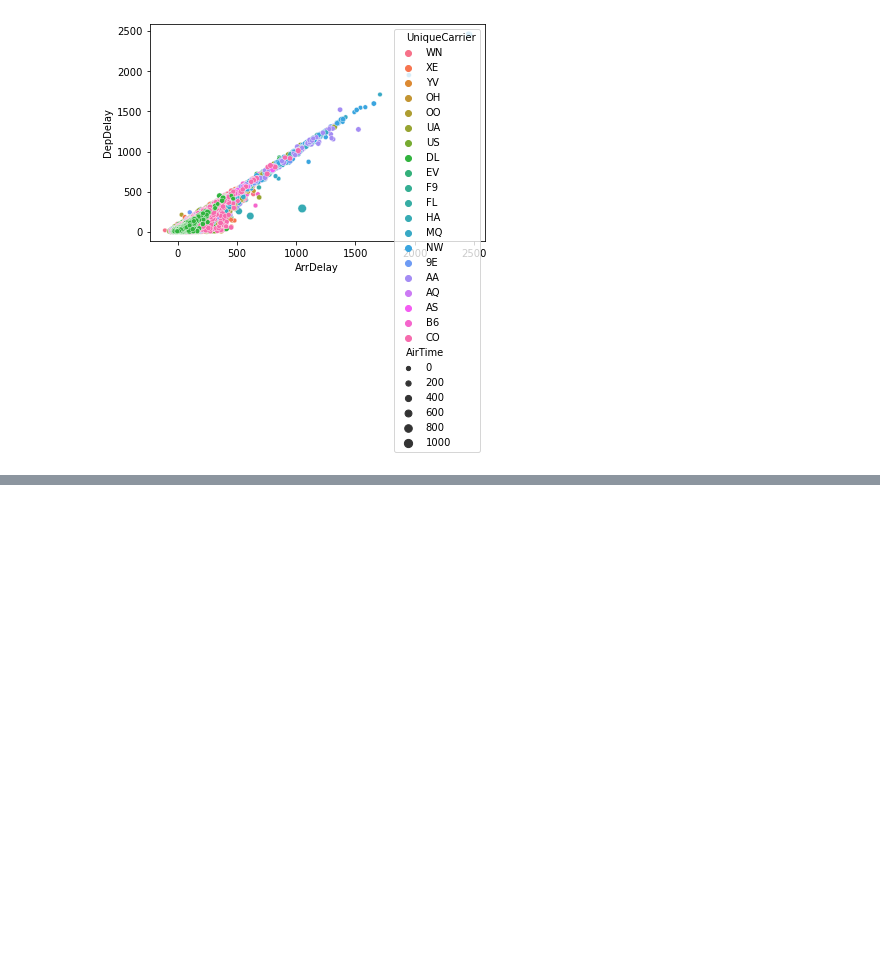
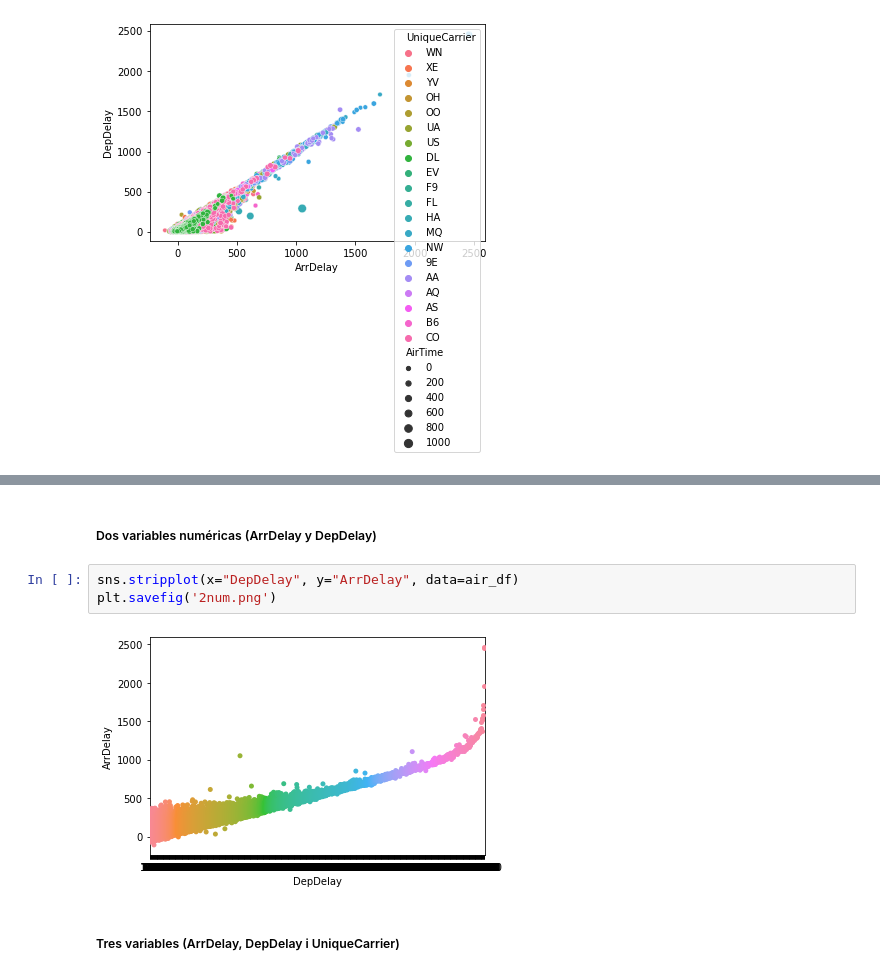
Before and after one commit to PedroLander/ItAcademy, a Jupyter notebook: PythonData/Modulo2_Tarea01/m2_t1.ipynb, the cells around one changed output, grey strips where cells are left out. Saved outputs shown, nothing was run; the diff lists cells and outputs as text; blank space fills up the shorter version.

```diff
--- a/PythonData/Modulo2_Tarea01/m2_t1.ipynb
+++ b/PythonData/Modulo2_Tarea01/m2_t1.ipynb
@@ -68,0 +98,9 @@ sns.scatterplot(data = air_df, x = "ArrDelay", y = "DepDelay", hue = "UniqueCarr
+# %% [markdown]
+##### Dos variables numéricas (ArrDelay y DepDelay)
+# %%
+sns.stripplot(x="DepDelay", y="ArrDelay", data=air_df)
+plt.savefig('2num.png')
+# %% [output]
+[figure, added]
+# %% [markdown]
+##### Tres variables (ArrDelay, DepDelay i UniqueCarrier)
```
Also changed, not shown: parts of 15 cells of this notebook, 8 other files.
